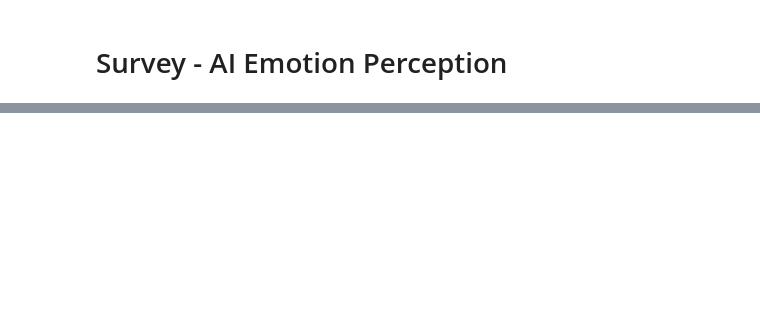
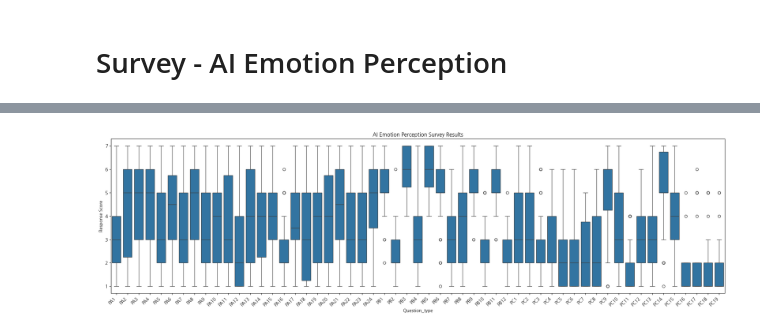
Before and after one commit to irregular6612/phoneticConvergence, a Jupyter notebook: src/analysis/survey.ipynb, the cells around one changed output, grey strips where cells are left out. Saved outputs shown, nothing was run; the diff lists cells and outputs as text; code cells hidden in the pictures; blank space fills up the shorter version.

Commit message:
ai-emotion-survey analysis

```diff
--- a/src/analysis/survey.ipynb
+++ b/src/analysis/survey.ipynb
@@ -256,0 +277,4 @@ excel_sheet.info()
+# %%
+excel_sheet = pd.merge(excel_sheet, participant_list, on='참가자 번호(예: LY001)', how='inner')
+excel_sheet.reset_index(drop=True)
+excel_sheet.head(5)
@@ -256,0 +299,4 @@ excel_sheet.info()
+# %%
+excel_sheet.columns = ['timestamp', 'participant_no','Gender', 'Age', 'PA1', 'PA2', 'PA3', 'PA4', 'PA5', 'PA6', 'PA7', 'PA8', 'PA9', 'PA10', 'PA11', 'PA12', 'PA13', 'PA14', 'PA15', 'PA16', 'PA17', 'PA18', 'PA19', 'PA20', 'PA21', 'PA22', 'PA23', 'PA24', 'PB1', 'PB2', 'PB3', 'PB4', 'PB5', 'PB6', 'PB7', 'PB8', 'PB9', 'PB10', 'PB11', 'PB12', 'PC1', 'PC2', 'PC3', 'PC4', 'PC5', 'PC6', 'PC7', 'PC8', 'PC9', 'PC10', 'PC11', 'PC12', 'PC13', 'PC14', 'PC15', 'PC16', 'PC17', 'PC18', 'PC19']
+# %%
+excel_sheet.drop(columns=['timestamp'], inplace=True)
@@ -256,0 +333,9 @@ excel_sheet.info()
+# %%
+# melt() 함수 사용 데이터 형식 변경: wide-form -> long-form
+excel_sheet_long = excel_sheet.melt(
+    id_vars=['participant_no', 'Age', 'Gender'],  # 유지할 컬럼
+    value_vars=['PA1', 'PA2', 'PA3', 'PA4', 'PA5', 'PA6', 'PA7', 'PA8', 'PA9', 'PA10', 'PA11', 'PA12', 'PA13', 'PA14', 'PA15', 'PA16', 'PA17', 'PA18', 'PA19', 'PA20', 'PA21', 'PA22', 'PA23', 'PA24', 'PB1', 'PB2', 'PB3', 'PB4', 'PB5', 'PB6', 'PB7', 'PB8', 'PB9', 'PB10', 'PB11', 'PB12', 'PC1', 'PC2', 'PC3', 'PC4', 'PC5', 'PC6', 'PC7', 'PC8', 'PC9', 'PC10', 'PC11', 'PC12', 'PC13', 'PC14', 'PC15', 'PC16', 'PC17', 'PC18', 'PC19'],         # 변환할 컬럼
+    var_name='Question_type',                      # 새로운 변수명 컬럼
+    value_name='Rating'                            # 새로운 값 컬럼
+)
+excel_sheet_long.head(5)
@@ -256,0 +349,10 @@ excel_sheet.info()
+# %%
+plt.figure(figsize=(20, 6))
+sns.boxplot(data=excel_sheet_long, x='Question_type', y='Rating')
+plt.xticks(rotation=45, ha='right')
+plt.title('AI Emotion Perception Survey Results')
+plt.ylabel('Response Score')
+plt.tight_layout()
+plt.show()
+# %% [output]
+[figure, added]
```
Also changed, not shown: parts of 14 cells of this notebook.
